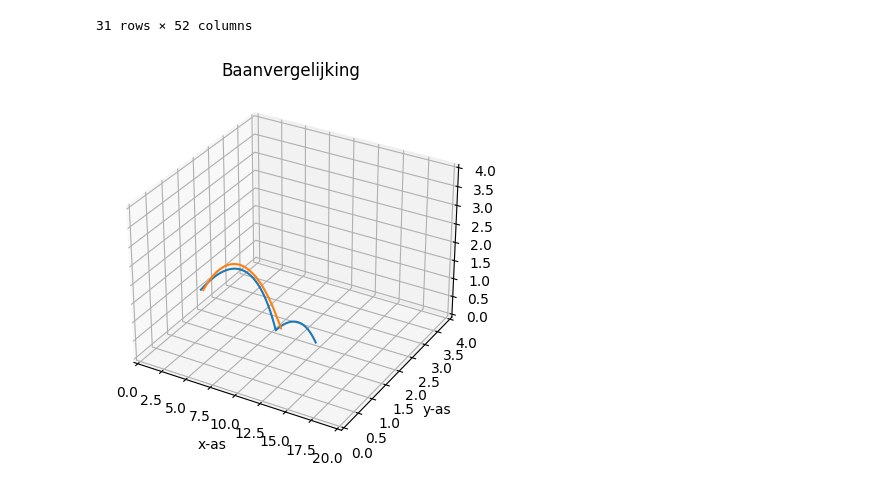
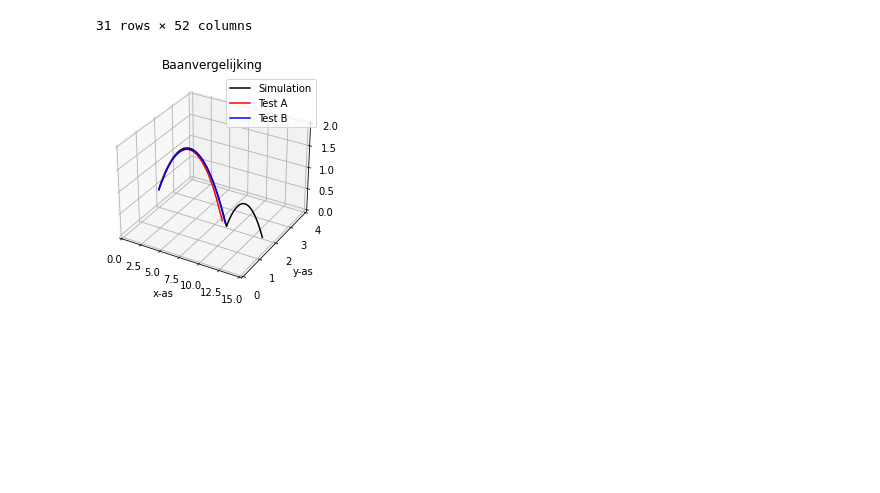
Before and after one commit to shiitprogrammer/Tennisballauncher, a Jupyter notebook: test.ipynb, the cells around one changed output. Saved outputs shown, nothing was run; the diff lists cells and outputs as text; code cells hidden in the pictures; blank space fills up the shorter version.

```diff
--- a/test.ipynb
+++ b/test.ipynb
@@ -32,7 +32,7 @@ cof = 0.72
 # %%
 #launcher constants
 
-theta = 20*pi/180
+theta = 28*pi/180
 s0 = 0
 # %%
 #velocity
@@ -67,10 +67,10 @@ y= []
 # %%
 
 #### first motion
-while B/-k * m.exp(t*-k)-A*t-(cy-0.5) >= 0:
+while B/-k * m.exp(t*-k)-A*t-(cy-0.4) >= 0:
         t = t + dt
         x.append(v0x/-k * m.exp(t*-k)+cx)
-        z.append(B/-k * m.exp(t*-k)-A*t-(cy-0.5))
+        z.append(B/-k * m.exp(t*-k)-A*t-(cy-0.4))
         #print(x[i],y[i])
         i = i + 1
 # %%
@@ -118,0 +109,2 @@ plt.ylim(0, 4)
+# %%
+df = pd.read_csv(r'C:\Users\Gebruiker\Documents\GitHub\Tennisballauncher\Trackerdata2000.csv')
@@ -119,17 +155,10 @@ plt.ylim(0, 4)
 # %%
-df = pd.read_csv(r'C:\Users\Gebruiker\Downloads\Tracker 2000rpm A-Zpuntkomma.csv')
-plt.xlim(0, 20)
-plt.ylim(0, 4)
+
+plt.xlim(0, 10)
+plt.ylim(0, 2)
 plt.title("Baanvergelijking")
 plt.ylabel("y-as")
 plt.xlabel("x-as")
-plt.plot(df["Ax"],df["Ay"])
-plt.plot(df["Bx"],df["By"])
 plt.plot(x,z)
-l = []
-i = 0
-while i <= 31 -1 :
-    l.append(2)
-    i = i+1
-print(l)
+plt.plot(df_x_gemiddelde,df_y_gemiddelde)
 # %% [output]
@@ -159,14 +220,16 @@ df
 # %%
 ax = plt.figure().add_subplot(projection='3d')
 #ax.plot(x, y ,z)
-ax.plot(x,y,z)
-ax.plot(df["Ax"],l,df["Ay"])
-ax.set_zlim(0,4)
-plt.xlim(0, 20)
+ax.plot(x,y,z, "-k", label = "Simulation")
+ax.plot(df["Ax"],l,df["Ay"],"-r",label = "Test A" )
+ax.plot(df["Dx"],l,df["Dy"],"-b",label = "Test B")
+plt.legend(loc="upper right")
+ax.set_zlim(0,2)
+plt.xlim(0, 15)
 plt.ylim(0, 4)
 plt.title("Baanvergelijking")
 plt.ylabel("y-as")
 plt.xlabel("x-as")
 plt.show()
 # %% [output]
-[figure, old version]
+[figure, new version]
```
Also changed, not shown: parts of 8 cells of this notebook, 1 other file.
